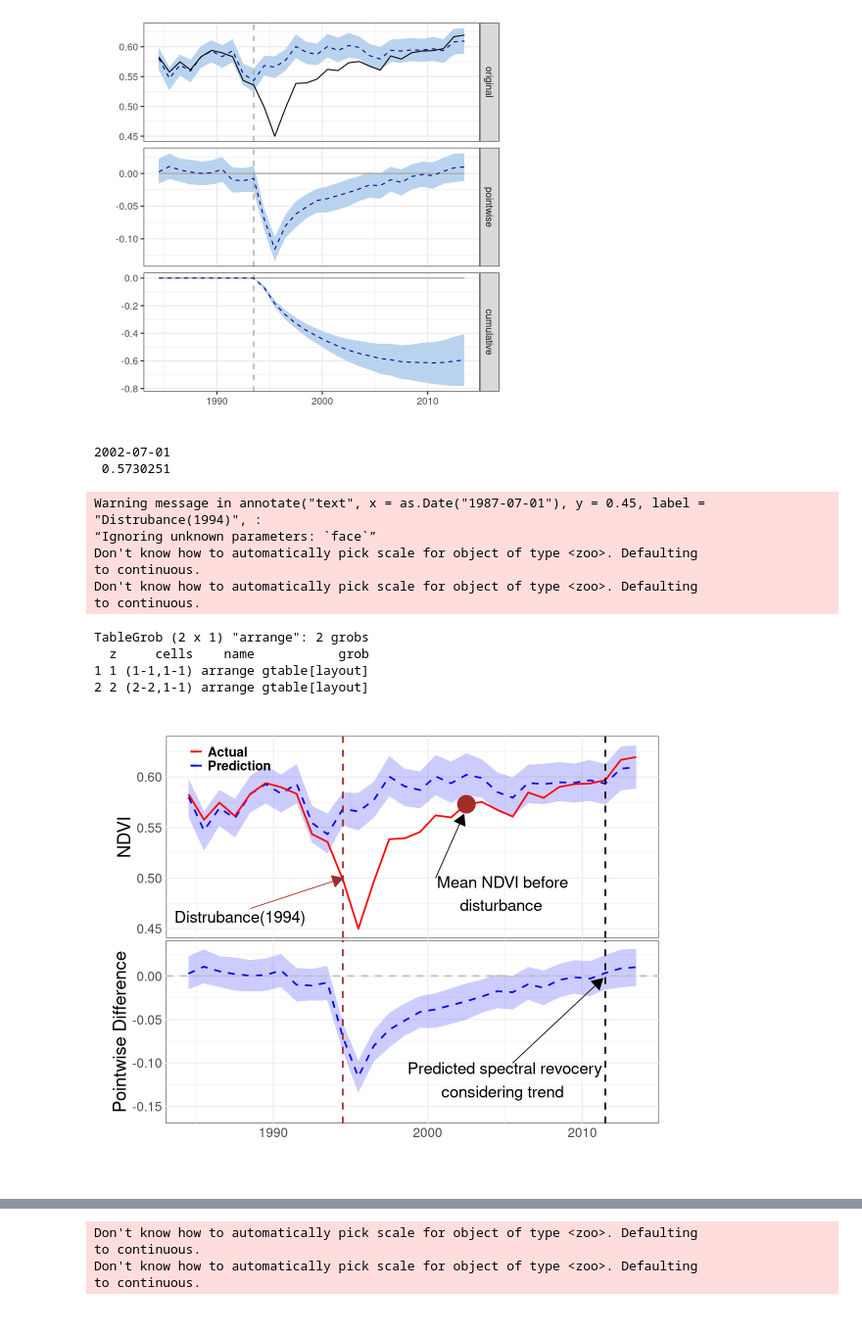
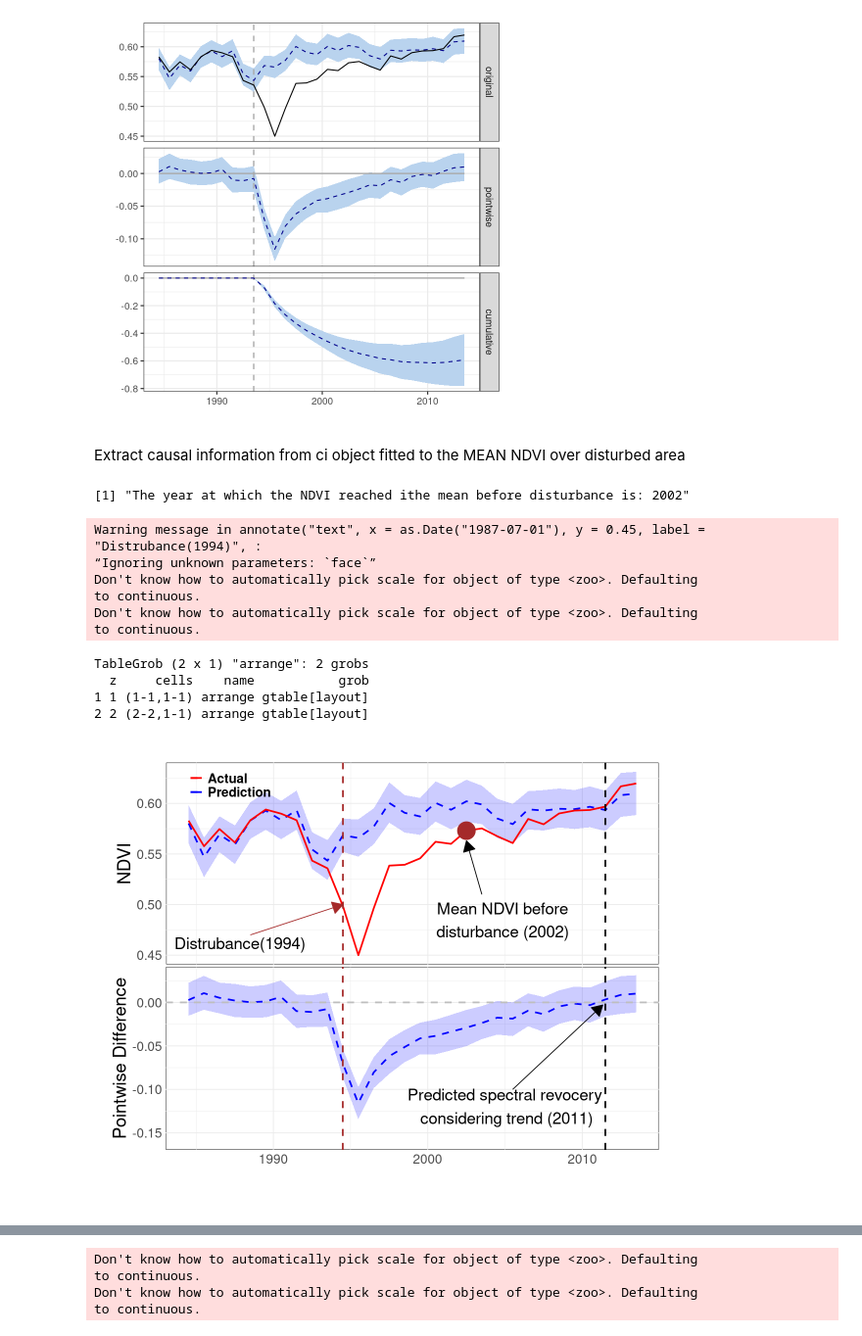
Before and after one commit to hamiddashti/greeness, a Jupyter notebook: codes/src/causal_impact_R2.ipynb, the cells around one changed output, grey strips where cells are left out. Shown at 98% size. Saved outputs shown, nothing was run; the diff lists cells and outputs as text; code cells hidden in the pictures.

Commit message:
plotting the results1

```diff
--- a/codes/src/causal_impact_R2.ipynb
+++ b/codes/src/causal_impact_R2.ipynb
@@ -31,3 +14,4 @@ source_python("pickle_reader.py")
 
 # Pixels where there was a significant change in land cover in 1994
 ndvi_1994_mean <- read_pickle_file("../../working/ndvi_changed_mean_1994")
+ndvi_1994_data <- read_pickle_file("../../working/ndvi_1994_data")
@@ -117 +105,3 @@ infer <- ci$series
+# %% [markdown]
+Extract causal information from ci object fitted to the MEAN NDVI over disturbed area
 # %%
@@ -126,9 +117,9 @@ data = data.frame(pred,pred.lower,pred.upper)
 # %%
 I <-  which((response[11:length(response)]>mean(response[1:10]))==TRUE)[1]
 rec1 = response[11:length(response)][I]
+paste("The year at which the NDVI reached ithe mean before disturbance is:", format(index(rec1),"%Y"))
 # %% [output]
-2002-07-01
- 0.5730251
+[1] "The year at which the NDVI reached ithe mean before disturbance is: 2002"
 # %%
 options(
   repr.plot.width = 10,     # Width of the plot
@@ -176,12 +167,12 @@ gg1 <- ggplot() +
   annotate("text", x = as.Date("1987-07-01"), y = .45, label = "Distrubance(1994)", vjust = -0.5, hjust = 0.46, color = "black",
   size=7,face="bold")+
   geom_segment(
-  aes(x = as.Date("2000-07-01"), xend = as.Date("2002-05-01"), y = .5, yend = response[19]-0.01),
+  aes(x = as.Date("2003-07-01"), xend = as.Date("2002-07-01"), y = .51, yend = response[19]-0.01),
   arrow = arrow(type = "closed", length = unit(0.2, "inches")),
   lineend = "butt",
   color = "black"
   ) +
-  annotate("text", x = as.Date("2004-07-01"), y = .45, label = "Mean NDVI before\n disturbance ", vjust = -0.5, hjust = 0.46, color = "black",
+  annotate("text", x = as.Date("2004-07-01"), y = .45, label = "Mean NDVI before\n disturbance (2002) ", vjust = -0.5, hjust = 0.46, color = "black",
   size=7)
 
   gg1 = gg1+geom_point(aes(x = as.Date("2002-07-01"), y = response[19]),color = "brown",
@@ -197,32 +188,32 @@ gg2 <- ggplot() +
     y = "Pointwise Difference"
   ) + theme_minimal() + theme(panel.background = element_rect(fill = "white")
   , axis.text = element_text(size = 16),        # Font size for tick labels
     axis.title = element_text(size = 22),plot.margin=unit(c(-.33,1,1,.8), "cm") )  # Remove gridlines
 gg2 <- gg2 +
   geom_vline(xintercept = as.Date("1994-07-01"), linetype = "dashed", color = "brown",size=1)+
   geom_vline(xintercept = as.Date("2011-07-01"), linetype = "dashed", color = "black",size=1)+
   geom_hline(yintercept = 0, linetype = "dashed", color = "gray",size=1) +
   geom_segment(
     aes(x = as.Date("2005-07-01"), xend = as.Date("2011-05-01"), y = -0.1, yend = -.003),
     arrow = arrow(type = "closed", length = unit(0.2, "inches")),
     lineend = "butt",
     color = "black"
   ) +
-  annotate("text", x = as.Date("2004-07-01"), y = -.16, label = "Predicted spectral revocery\n considering trend ", vjust = -0.5, hjust = 0.46, color = "black",
+  annotate("text", x = as.Date("2004-07-01"), y = -.16, label = "Predicted spectral revocery\n considering trend (2011)", vjust = -0.5, hjust = 0.46, color = "black",
   size=7)
 
 
 combined_plot <- grid.arrange(gg1, gg2, nrow = 2)
 combined_plot
 # %% [output]
 Warning message in annotate("text", x = as.Date("1987-07-01"), y = 0.45, label = "Distrubance(1994)", :
 “Ignoring unknown parameters: `face`”
 Don't know how to automatically pick scale for object of type <zoo>. Defaulting
 to continuous.
 Don't know how to automatically pick scale for object of type <zoo>. Defaulting
 to continuous.
 TableGrob (2 x 1) "arrange": 2 grobs
   z     cells    name           grob
 1 1 (1-1,1-1) arrange gtable[layout]
 2 2 (2-2,1-1) arrange gtable[layout]
-[figure, old version]
+[figure, new version]
```
Also changed, not shown: parts of 9 cells of this notebook, 1 other file.
